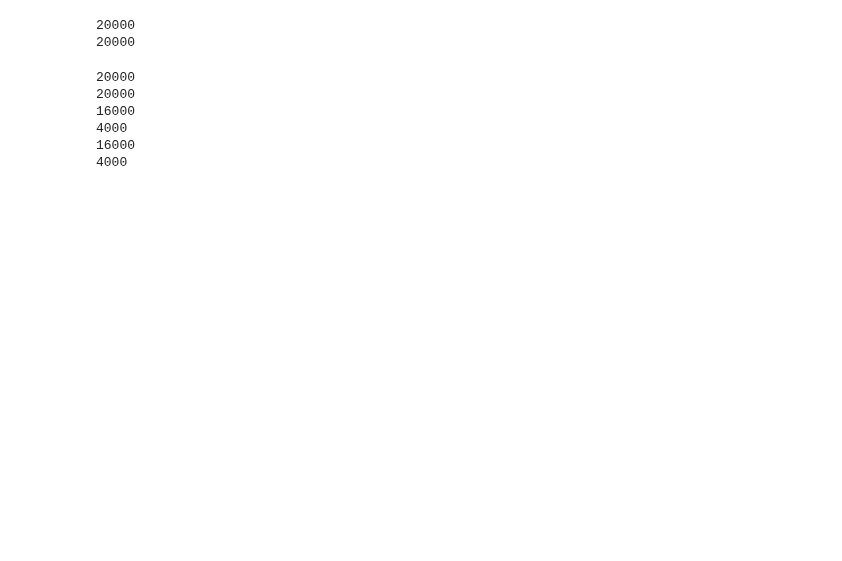
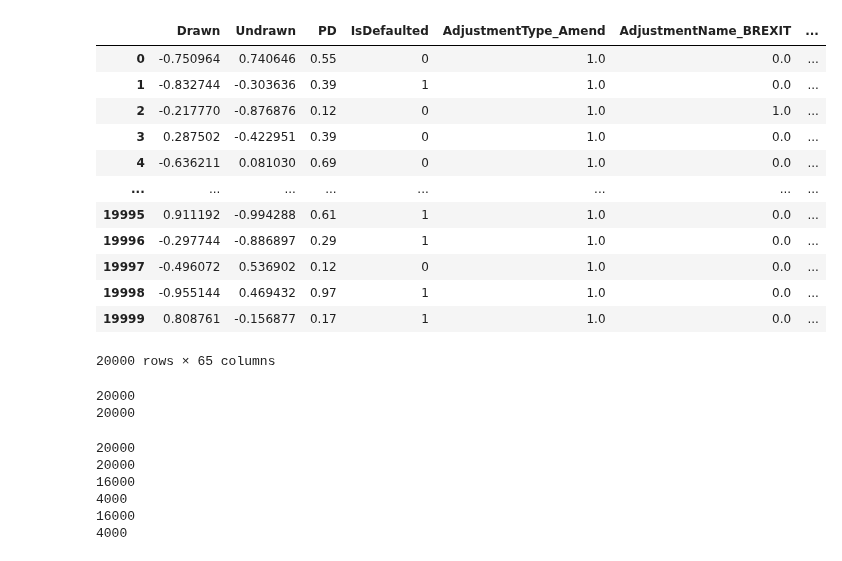
Before and after one commit to AbbyKatt/mycode, a Jupyter notebook: AI_Adjustments_Proto/AiTrainer.ipynb, the cells around one changed output. Saved outputs shown, nothing was run; the diff lists cells and outputs as text; code cells hidden in the pictures; blank space fills up the shorter version.

```diff
--- a/AI_Adjustments_Proto/AiTrainer.ipynb
+++ b/AI_Adjustments_Proto/AiTrainer.ipynb
@@ -129,3 +147,56 @@ df_normalized
+# %%
+#Stage 2: Normalize all numeric values
+#Normalize the dataframe
+
+#Statistical sampling
+#Get min max for a column
+def GetMinMax(col):
+    return col.min(), col.max()
+
+def Normalize(col, min, max):
+    return (col-min)/(max-min)*2-1
+
+#Define non-string fields
+fieldHandling={}
+fieldHandling.update({"Drawn":"Normalize"})
+fieldHandling.update({"Undrawn":"Normalize"})
+fieldHandling.update({"PD":"Clip"})
+
+#Get metrics for non-string fields
+fieldMetrics={}
+for col in fieldHandling.keys():
+    fieldMetrics.update({col:GetMinMax(df_other[col])})
+
+fieldHandling
+
+#Copy df_other, normalize the copy
+df_other_normalized=df_other.copy()
+for col in fieldHandling.keys():
+    if fieldHandling[col]=="Normalize":
+        df_other_normalized[col]=Normalize(df_other_normalized[col], fieldMetrics[col][0], fieldMetrics[col][1])
+    elif fieldHandling[col]=="Clip":
+        df_other_normalized[col]=df_other_normalized[col].clip(0,1)
+
+#df_other_normalized
+
+
+#build the final dataframe
+df_normalized=pd.concat([df_other_normalized, encoded_df], axis=1)
+df_normalized
+# %% [output]
+|  | Drawn | Undrawn | PD | IsDefaulted | AdjustmentType_Amend | AdjustmentName_BREXIT | ... |
+| 0 | -0.750964 | 0.740646 | 0.55 | 0 | 1.0 | 0.0 | ... |
+| 1 | -0.832744 | -0.303636 | 0.39 | 1 | 1.0 | 0.0 | ... |
+| 2 | -0.217770 | -0.876876 | 0.12 | 0 | 1.0 | 1.0 | ... |
+| 3 | 0.287502 | -0.422951 | 0.39 | 0 | 1.0 | 0.0 | ... |
+| 4 | -0.636211 | 0.081030 | 0.69 | 0 | 1.0 | 0.0 | ... |
+| ... | ... | ... | ... | ... | ... | ... | ... |
+| 19995 | 0.911192 | -0.994288 | 0.61 | 1 | 1.0 | 0.0 | ... |
+| 19996 | -0.297744 | -0.886897 | 0.29 | 1 | 1.0 | 0.0 | ... |
+| 19997 | -0.496072 | 0.536902 | 0.12 | 0 | 1.0 | 0.0 | ... |
+| 19998 | -0.955144 | 0.469432 | 0.97 | 1 | 1.0 | 0.0 | ... |
+| 19999 | 0.808761 | -0.156877 | 0.17 | 1 | 1.0 | 0.0 | ... |
+20000 rows × 65 columns
 # %%
 print(len(df_normalized))
 print(len(labelF))
```
Also changed, not shown: parts of 7 cells of this notebook, 6 other files.
